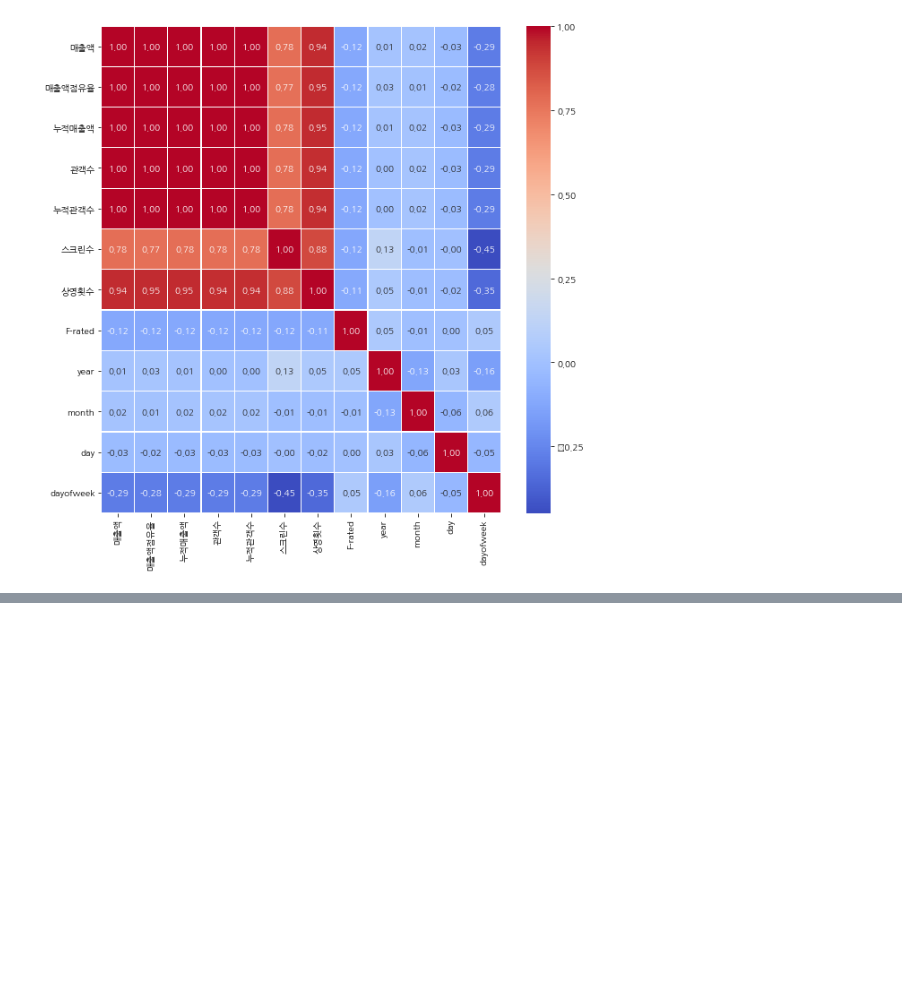
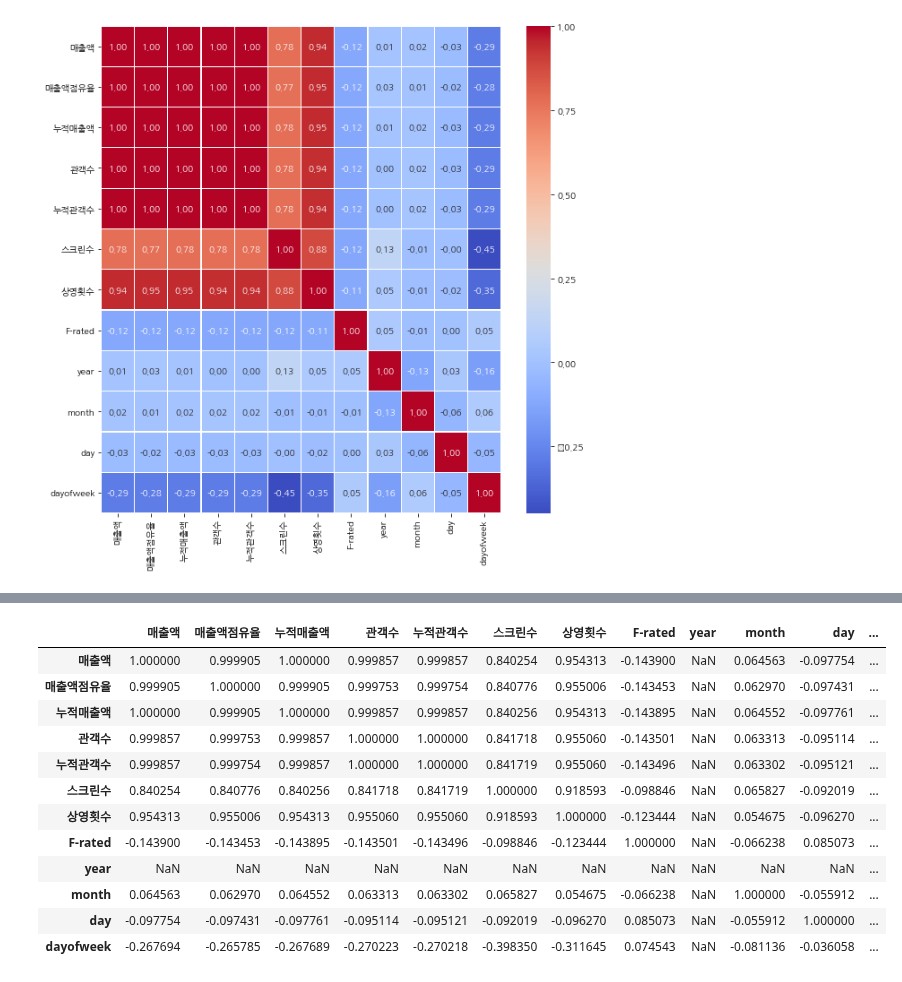
Before and after one commit to kim4pb/Female-led-Korean-Films, a Jupyter notebook: 02.EDA/F-rated_correlation.ipynb, the cells around one changed output, grey strips where cells are left out. Cells and saved outputs as stored; diff of their text form; code cells hidden in the pictures; blank space fills up the shorter version.

```diff
--- a/02.EDA/F-rated_correlation.ipynb
+++ b/02.EDA/F-rated_correlation.ipynb
@@ -236,0 +281,16 @@ dtype('<M8[ns]')
+# %%
+released_2016.corr()
+# %% [output]
+|  | 매출액 | 매출액점유율 | 누적매출액 | 관객수 | 누적관객수 | 스크린수 | 상영횟수 | F-rated | year | month | day | ... |
+| 매출액 | 1.000000 | 0.999905 | 1.000000 | 0.999857 | 0.999857 | 0.840254 | 0.954313 | -0.143900 | NaN | 0.064563 | -0.097754 | ... |
+| 매출액점유율 | 0.999905 | 1.000000 | 0.999905 | 0.999753 | 0.999754 | 0.840776 | 0.955006 | -0.143453 | NaN | 0.062970 | -0.097431 | ... |
+| 누적매출액 | 1.000000 | 0.999905 | 1.000000 | 0.999857 | 0.999857 | 0.840256 | 0.954313 | -0.143895 | NaN | 0.064552 | -0.097761 | ... |
+| 관객수 | 0.999857 | 0.999753 | 0.999857 | 1.000000 | 1.000000 | 0.841718 | 0.955060 | -0.143501 | NaN | 0.063313 | -0.095114 | ... |
+| 누적관객수 | 0.999857 | 0.999754 | 0.999857 | 1.000000 | 1.000000 | 0.841719 | 0.955060 | -0.143496 | NaN | 0.063302 | -0.095121 | ... |
+| 스크린수 | 0.840254 | 0.840776 | 0.840256 | 0.841718 | 0.841719 | 1.000000 | 0.918593 | -0.098846 | NaN | 0.065827 | -0.092019 | ... |
+| 상영횟수 | 0.954313 | 0.955006 | 0.954313 | 0.955060 | 0.955060 | 0.918593 | 1.000000 | -0.123444 | NaN | 0.054675 | -0.096270 | ... |
+| F-rated | -0.143900 | -0.143453 | -0.143895 | -0.143501 | -0.143496 | -0.098846 | -0.123444 | 1.000000 | NaN | -0.066238 | 0.085073 | ... |
+| year | NaN | NaN | NaN | NaN | NaN | NaN | NaN | NaN | NaN | NaN | NaN | ... |
+| month | 0.064563 | 0.062970 | 0.064552 | 0.063313 | 0.063302 | 0.065827 | 0.054675 | -0.066238 | NaN | 1.000000 | -0.055912 | ... |
+| day | -0.097754 | -0.097431 | -0.097761 | -0.095114 | -0.095121 | -0.092019 | -0.096270 | 0.085073 | NaN | -0.055912 | 1.000000 | ... |
+| dayofweek | -0.267694 | -0.265785 | -0.267689 | -0.270223 | -0.270218 | -0.398350 | -0.311645 | 0.074543 | NaN | -0.081136 | -0.036058 | ... |
```
Also changed, not shown: parts of 41 cells of this notebook.
